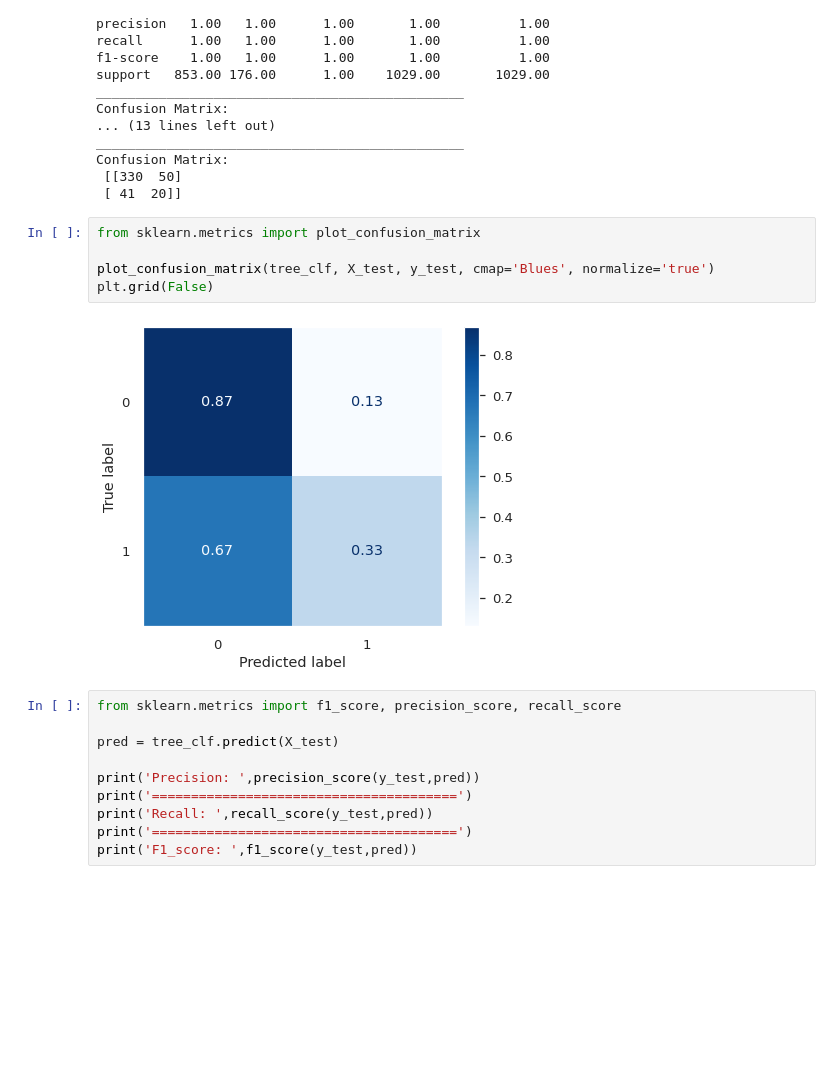
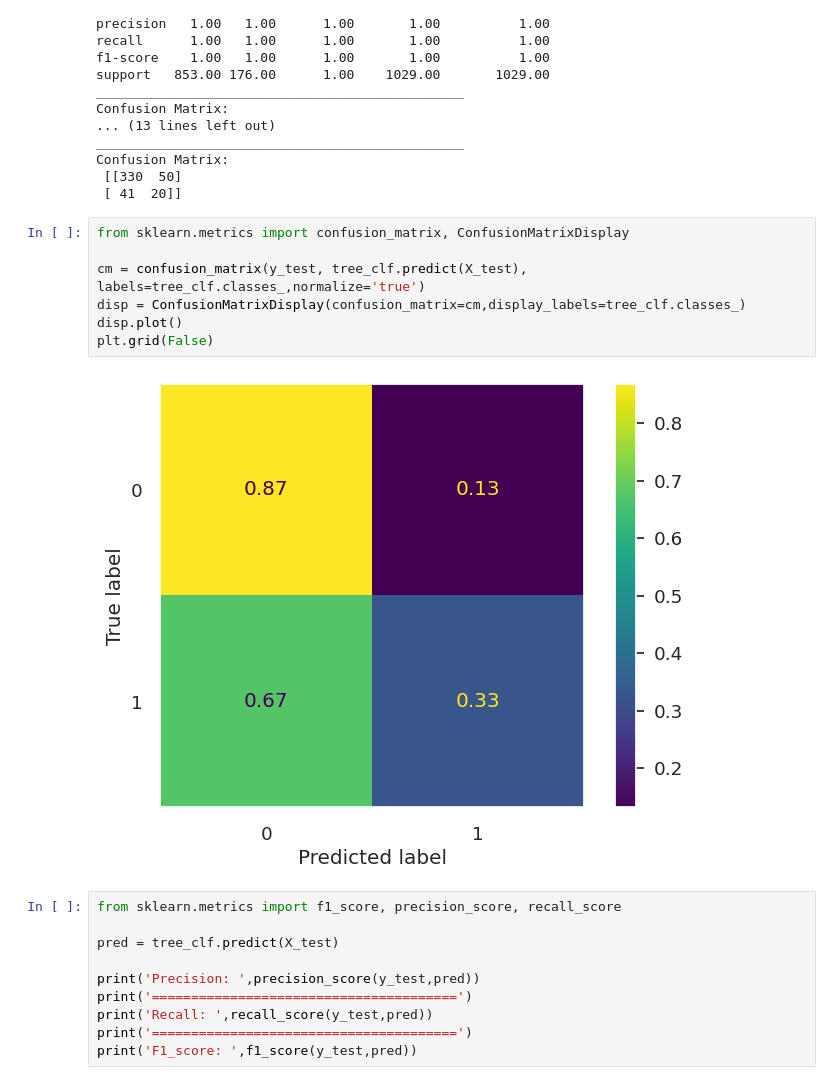
Before and after one commit to Tallaammar/W2023, a Jupyter notebook: lab_content/Lab_06_Complete.ipynb, the cells around one changed output. Saved outputs shown, nothing was run; the diff lists cells and outputs as text; blank space fills up the shorter version.

```diff
--- a/lab_content/Lab_06_Complete.ipynb
+++ b/lab_content/Lab_06_Complete.ipynb
@@ -496,12 +507,14 @@ Confusion Matrix:
  [[330  50]
  [ 41  20]]
 # %%
-from sklearn.metrics import plot_confusion_matrix
+from sklearn.metrics import confusion_matrix, ConfusionMatrixDisplay
 
-plot_confusion_matrix(tree_clf, X_test, y_test, cmap='Blues', normalize='true')
+cm = confusion_matrix(y_test, tree_clf.predict(X_test), labels=tree_clf.classes_,normalize='true')
+disp = ConfusionMatrixDisplay(confusion_matrix=cm,display_labels=tree_clf.classes_)
+disp.plot()
 plt.grid(False)
 # %% [output]
-[figure, old version]
+[figure, new version]
 # %%
 from sklearn.metrics import f1_score, precision_score, recall_score
 
```
Also changed, not shown: parts of 4 cells of this notebook.
